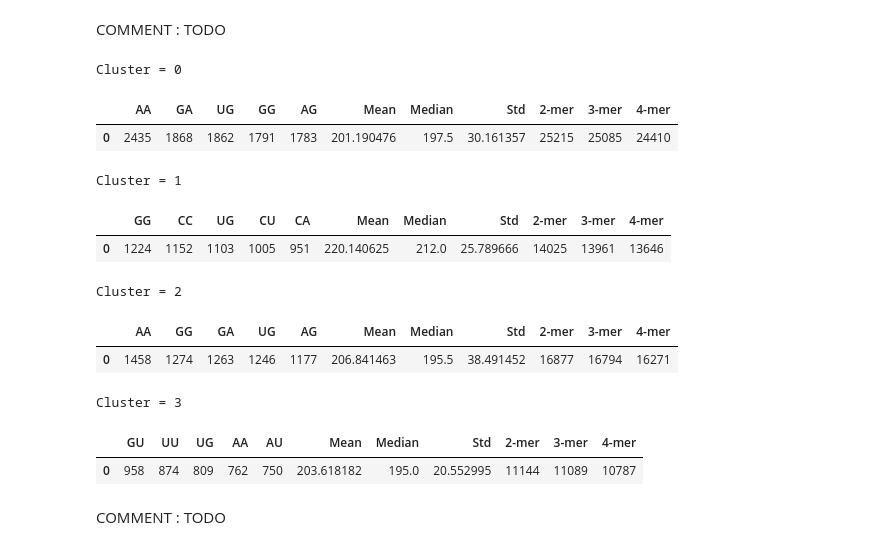
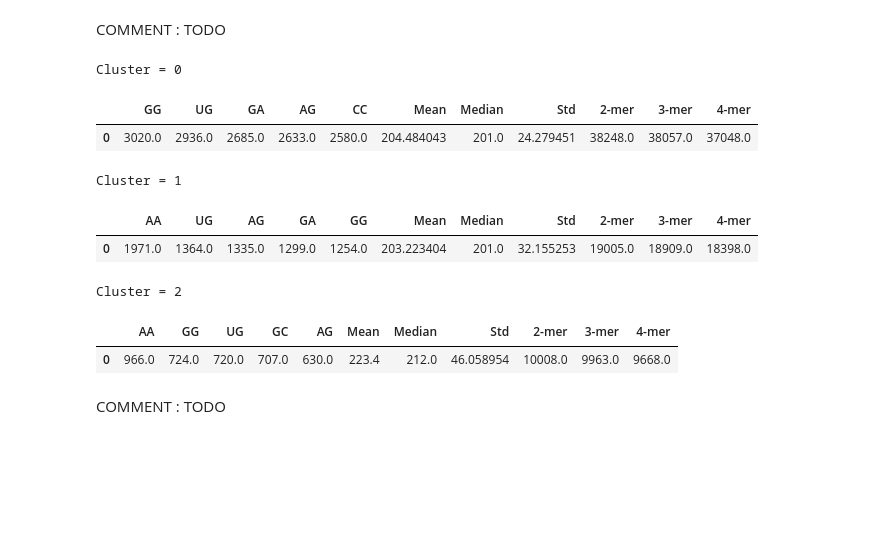
Before and after one commit to T-amairi/IFT870, a Jupyter notebook: TP4/tp4.ipynb, the cells around one changed output. Cells and saved outputs as stored; diff of their text form; code cells hidden in the pictures; blank space fills up the shorter version.

```diff
--- a/TP4/tp4.ipynb
+++ b/TP4/tp4.ipynb
@@ -547,21 +610,18 @@ COMMENT : TODO
 # %%
 # second group
 X = dfDist2.to_numpy()
 param = {'X' : X}
-displayClusteringMetrics(4, df2.copy(), m2.copy(), X, KMedoid, param)
+displayClusteringMetrics(3, df2.copy(), m2.copy(), X, KMedoid, param)
 # %% [output]
 Cluster = 0
-|  | AA | GA | UG | GG | AG | Mean | Median | Std | 2-mer | 3-mer | 4-mer |
-| 0 | 2435 | 1868 | 1862 | 1791 | 1783 | 201.190476 | 197.5 | 30.161357 | 25215 | 25085 | 24410 |
+|  | GG | UG | GA | AG | CC | Mean | Median | Std | 2-mer | 3-mer | 4-mer |
+| 0 | 3020.0 | 2936.0 | 2685.0 | 2633.0 | 2580.0 | 204.484043 | 201.0 | 24.279451 | 38248.0 | 38057.0 | 37048.0 |
 Cluster = 1
-|  | GG | CC | UG | CU | CA | Mean | Median | Std | 2-mer | 3-mer | 4-mer |
-| 0 | 1224 | 1152 | 1103 | 1005 | 951 | 220.140625 | 212.0 | 25.789666 | 14025 | 13961 | 13646 |
+|  | AA | UG | AG | GA | GG | Mean | Median | Std | 2-mer | 3-mer | 4-mer |
+| 0 | 1971.0 | 1364.0 | 1335.0 | 1299.0 | 1254.0 | 203.223404 | 201.0 | 32.155253 | 19005.0 | 18909.0 | 18398.0 |
 Cluster = 2
-|  | AA | GG | GA | UG | AG | Mean | Median | Std | 2-mer | 3-mer | 4-mer |
-| 0 | 1458 | 1274 | 1263 | 1246 | 1177 | 206.841463 | 195.5 | 38.491452 | 16877 | 16794 | 16271 |
+|  | AA | GG | UG | GC | AG | Mean | Median | Std | 2-mer | 3-mer | 4-mer |
+| 0 | 966.0 | 724.0 | 720.0 | 707.0 | 630.0 | 223.4 | 212.0 | 46.058954 | 10008.0 | 9963.0 | 9668.0 |
-Cluster = 3
-|  | GU | UU | UG | AA | AU | Mean | Median | Std | 2-mer | 3-mer | 4-mer |
-| 0 | 958 | 874 | 809 | 762 | 750 | 203.618182 | 195.0 | 20.552995 | 11144 | 11089 | 10787 |
 # %% [markdown]
 COMMENT : TODO
 # %%
```
Also changed, not shown: parts of 45 cells of this notebook.
